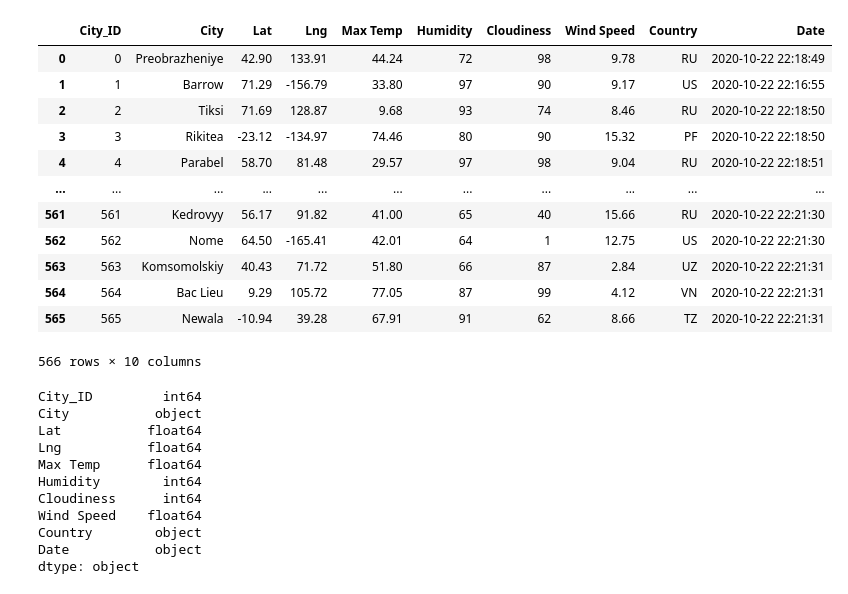
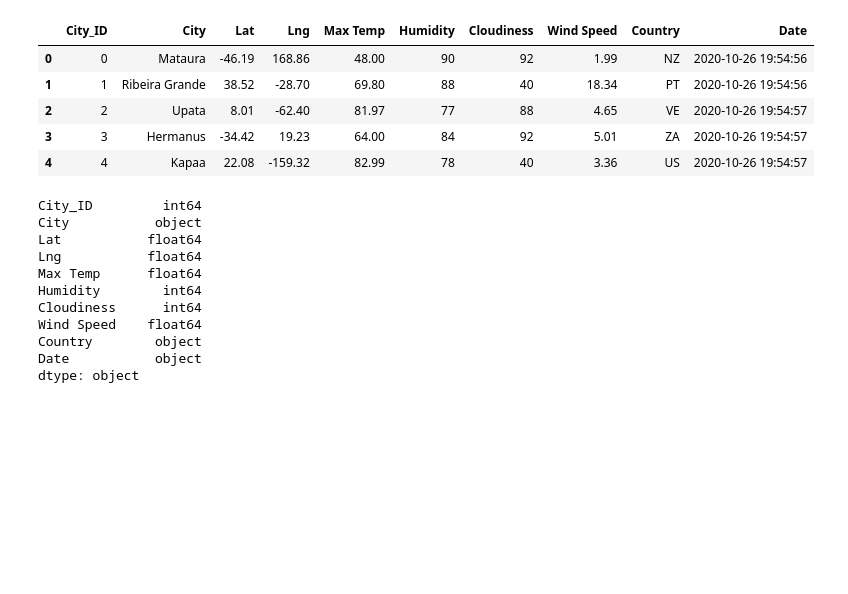
Before and after one commit to jsaltmd/World_Weather_Analysis, a Jupyter notebook: VacationPy.ipynb, the cells around one changed output. Drawn from its saved outputs; the diff is of its cells as text; code cells hidden in the pictures; blank space fills up the shorter version.

```diff
--- a/VacationPy.ipynb
+++ b/VacationPy.ipynb
@@ -8,21 +8,14 @@ from config import weather_api_key,g_key
 # %%
 # Store the CSV you saved created in part one into a DataFrame.
 city_data_df = pd.read_csv("weather_data/cities.csv")
-city_data_df
+city_data_df.head()
 # %% [output]
 |  | City_ID | City | Lat | Lng | Max Temp | Humidity | Cloudiness | Wind Speed | Country | Date |
-| 0 | 0 | Preobrazheniye | 42.90 | 133.91 | 44.24 | 72 | 98 | 9.78 | RU | 2020-10-22 22:18:49 |
-| 1 | 1 | Barrow | 71.29 | -156.79 | 33.80 | 97 | 90 | 9.17 | US | 2020-10-22 22:16:55 |
-| 2 | 2 | Tiksi | 71.69 | 128.87 | 9.68 | 93 | 74 | 8.46 | RU | 2020-10-22 22:18:50 |
-| 3 | 3 | Rikitea | -23.12 | -134.97 | 74.46 | 80 | 90 | 15.32 | PF | 2020-10-22 22:18:50 |
-| 4 | 4 | Parabel | 58.70 | 81.48 | 29.57 | 97 | 98 | 9.04 | RU | 2020-10-22 22:18:51 |
-| ... | ... | ... | ... | ... | ... | ... | ... | ... | ... | ... |
-| 561 | 561 | Kedrovyy | 56.17 | 91.82 | 41.00 | 65 | 40 | 15.66 | RU | 2020-10-22 22:21:30 |
-| 562 | 562 | Nome | 64.50 | -165.41 | 42.01 | 64 | 1 | 12.75 | US | 2020-10-22 22:21:30 |
-| 563 | 563 | Komsomolskiy | 40.43 | 71.72 | 51.80 | 66 | 87 | 2.84 | UZ | 2020-10-22 22:21:31 |
-| 564 | 564 | Bac Lieu | 9.29 | 105.72 | 77.05 | 87 | 99 | 4.12 | VN | 2020-10-22 22:21:31 |
-| 565 | 565 | Newala | -10.94 | 39.28 | 67.91 | 91 | 62 | 8.66 | TZ | 2020-10-22 22:21:31 |
+| 0 | 0 | Mataura | -46.19 | 168.86 | 48.00 | 90 | 92 | 1.99 | NZ | 2020-10-26 19:54:56 |
+| 1 | 1 | Ribeira Grande | 38.52 | -28.70 | 69.80 | 88 | 40 | 18.34 | PT | 2020-10-26 19:54:56 |
+| 2 | 2 | Upata | 8.01 | -62.40 | 81.97 | 77 | 88 | 4.65 | VE | 2020-10-26 19:54:57 |
+| 3 | 3 | Hermanus | -34.42 | 19.23 | 64.00 | 84 | 92 | 5.01 | ZA | 2020-10-26 19:54:57 |
+| 4 | 4 | Kapaa | 22.08 | -159.32 | 82.99 | 78 | 40 | 3.36 | US | 2020-10-26 19:54:57 |
-566 rows × 10 columns
 # %%
 city_data_df.dtypes
 # %% [output]
```
Also changed, not shown: parts of 18 cells of this notebook, 17 other files.
